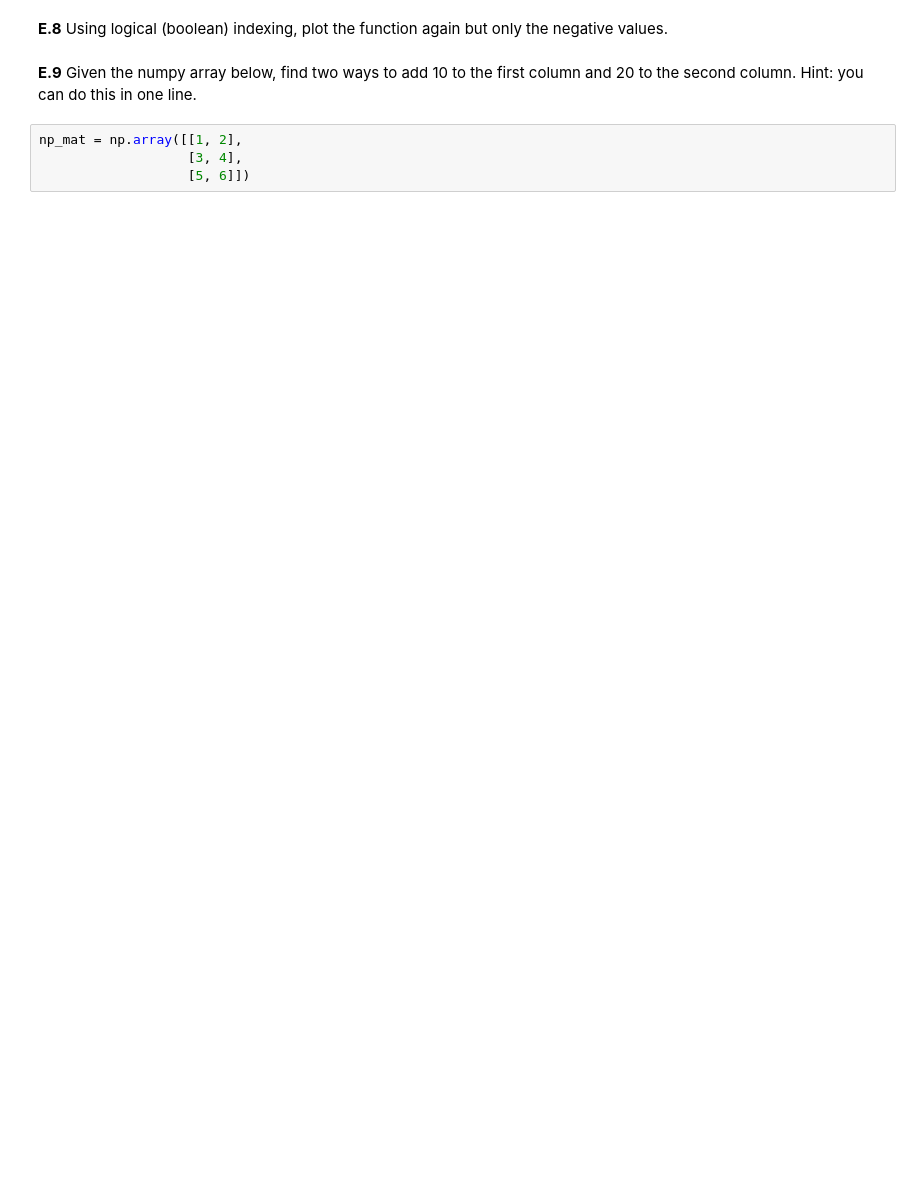
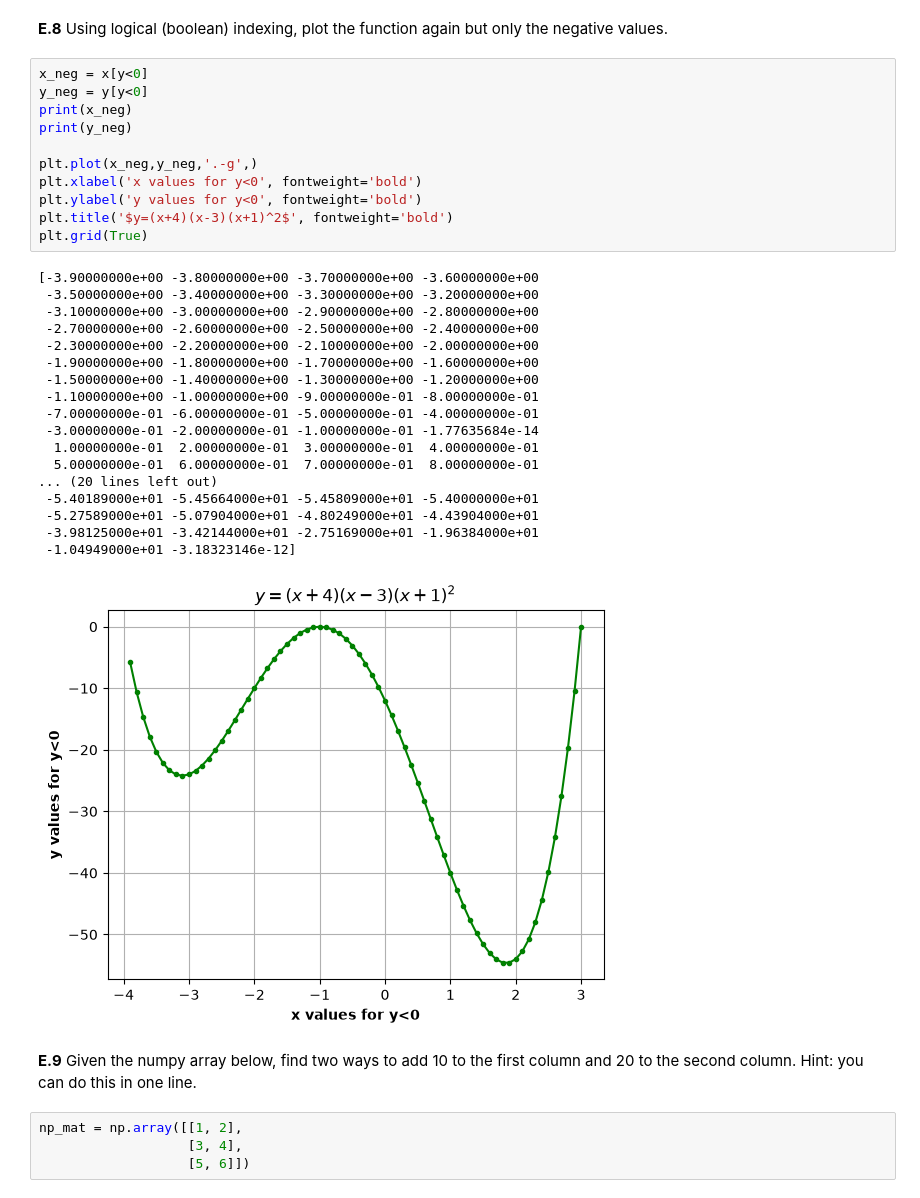
Before and after one commit to chsharrison/Sci_comp_F26, a Jupyter notebook: Muhtasim_Haque_Nahian/Lab2.2_F26_Muhtasim.ipynb, the cells around one changed output. Cells and saved outputs as stored; diff of their text form; blank space fills up the shorter version.

```diff
--- a/Muhtasim_Haque_Nahian/Lab2.2_F26_Muhtasim.ipynb
+++ b/Muhtasim_Haque_Nahian/Lab2.2_F26_Muhtasim.ipynb
@@ -385,5 +495,35 @@ plt.savefig(full_path, dpi=900)
 # %% [markdown]
 **E.8** Using logical (boolean) indexing, plot the function again but only the negative values.
+# %%
+x_neg = x[y<0]
+y_neg = y[y<0]
+print(x_neg)
+print(y_neg)
+
+plt.plot(x_neg,y_neg,'.-g',)
+plt.xlabel('x values for y<0', fontweight='bold')
+plt.ylabel('y values for y<0', fontweight='bold')
+plt.title('$y=(x+4)(x-3)(x+1)^2$', fontweight='bold')
+plt.grid(True)
+# %% [output]
+[-3.90000000e+00 -3.80000000e+00 -3.70000000e+00 -3.60000000e+00
+ -3.50000000e+00 -3.40000000e+00 -3.30000000e+00 -3.20000000e+00
+ -3.10000000e+00 -3.00000000e+00 -2.90000000e+00 -2.80000000e+00
+ -2.70000000e+00 -2.60000000e+00 -2.50000000e+00 -2.40000000e+00
+ -2.30000000e+00 -2.20000000e+00 -2.10000000e+00 -2.00000000e+00
+ -1.90000000e+00 -1.80000000e+00 -1.70000000e+00 -1.60000000e+00
+ -1.50000000e+00 -1.40000000e+00 -1.30000000e+00 -1.20000000e+00
+ -1.10000000e+00 -1.00000000e+00 -9.00000000e-01 -8.00000000e-01
+ -7.00000000e-01 -6.00000000e-01 -5.00000000e-01 -4.00000000e-01
+ -3.00000000e-01 -2.00000000e-01 -1.00000000e-01 -1.77635684e-14
+  1.00000000e-01  2.00000000e-01  3.00000000e-01  4.00000000e-01
+  5.00000000e-01  6.00000000e-01  7.00000000e-01  8.00000000e-01
+... (20 lines left out)
+ -5.40189000e+01 -5.45664000e+01 -5.45809000e+01 -5.40000000e+01
+ -5.27589000e+01 -5.07904000e+01 -4.80249000e+01 -4.43904000e+01
+ -3.98125000e+01 -3.42144000e+01 -2.75169000e+01 -1.96384000e+01
+ -1.04949000e+01 -3.18323146e-12]
+[figure, added]
 # %% [markdown]
 **E.9** Given the numpy array below, find two ways to add 10 to the first column and 20 to the second column. Hint: you can do this in one line.
 # %%
```
Also changed, not shown: parts of 20 cells of this notebook.
